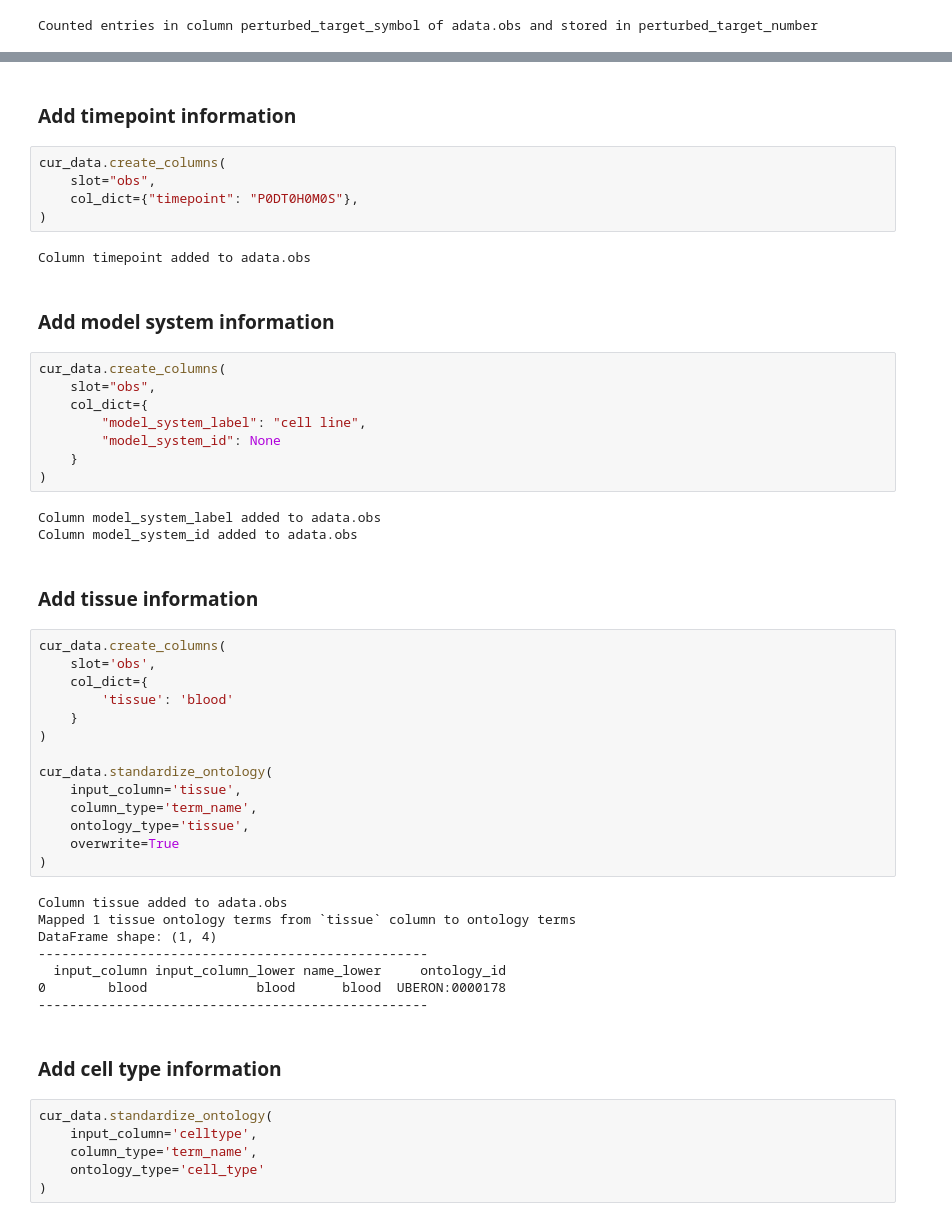
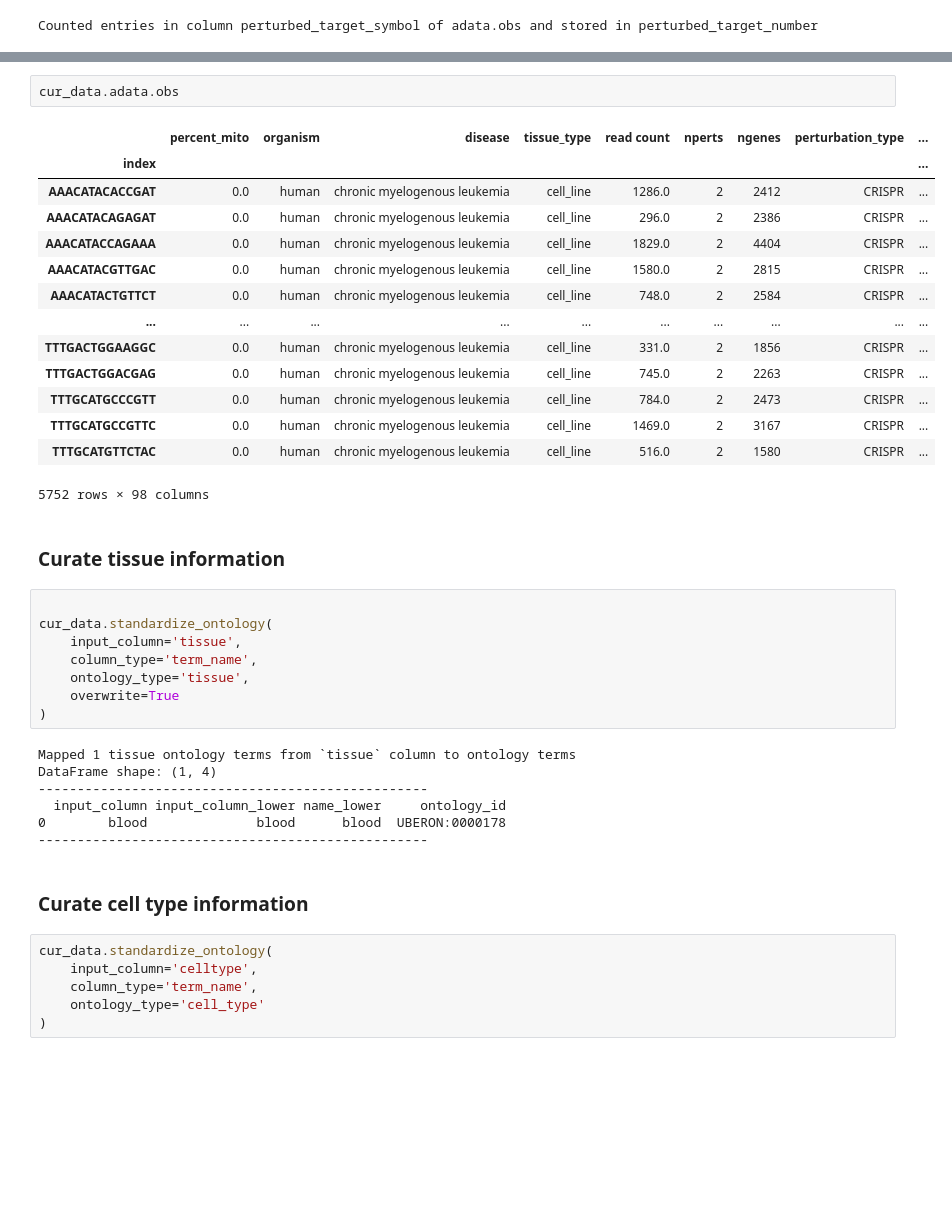
Before and after one commit to EMBL-EBI-ABC/PerturbationCatalogue, a Jupyter notebook: data_exploration/Perturbseq/curation_notebooks/adamson_2016_pilot.ipynb, the cells around one changed output, grey strips where cells are left out. Cells and saved outputs as stored; diff of their text form; blank space fills up the shorter version.

```diff
--- a/data_exploration/Perturbseq/curation_notebooks/adamson_2016_pilot.ipynb
+++ b/data_exploration/Perturbseq/curation_notebooks/adamson_2016_pilot.ipynb
@@ -262,34 +407,23 @@ Column perturbation_type_id added to adata.obs
-# %% [markdown]
-### Add timepoint information
-# %%
-cur_data.create_columns(
-    slot="obs",
-    col_dict={"timepoint": "P0DT0H0M0S"},
-)
-# %% [output]
-Column timepoint added to adata.obs
-# %% [markdown]
-### Add model system information
-# %%
-cur_data.create_columns(
-    slot="obs",
-    col_dict={
-        "model_system_label": "cell line",
-        "model_system_id": None
-    }
-)
-# %% [output]
-Column model_system_label added to adata.obs
-Column model_system_id added to adata.obs
+# %%
+cur_data.adata.obs
+# %% [output]
+|  | percent_mito | organism | disease | tissue_type | read count | nperts | ngenes | perturbation_type | ... |
+| index |  |  |  |  |  |  |  |  | ... |
+| AAACATACACCGAT | 0.0 | human | chronic myelogenous leukemia | cell_line | 1286.0 | 2 | 2412 | CRISPR | ... |
+| AAACATACAGAGAT | 0.0 | human | chronic myelogenous leukemia | cell_line | 296.0 | 2 | 2386 | CRISPR | ... |
+| AAACATACCAGAAA | 0.0 | human | chronic myelogenous leukemia | cell_line | 1829.0 | 2 | 4404 | CRISPR | ... |
+| AAACATACGTTGAC | 0.0 | human | chronic myelogenous leukemia | cell_line | 1580.0 | 2 | 2815 | CRISPR | ... |
+| AAACATACTGTTCT | 0.0 | human | chronic myelogenous leukemia | cell_line | 748.0 | 2 | 2584 | CRISPR | ... |
+| ... | ... | ... | ... | ... | ... | ... | ... | ... | ... |
+| TTTGACTGGAAGGC | 0.0 | human | chronic myelogenous leukemia | cell_line | 331.0 | 2 | 1856 | CRISPR | ... |
+| TTTGACTGGACGAG | 0.0 | human | chronic myelogenous leukemia | cell_line | 745.0 | 2 | 2263 | CRISPR | ... |
+| TTTGCATGCCCGTT | 0.0 | human | chronic myelogenous leukemia | cell_line | 784.0 | 2 | 2473 | CRISPR | ... |
+| TTTGCATGCCGTTC | 0.0 | human | chronic myelogenous leukemia | cell_line | 1469.0 | 2 | 3167 | CRISPR | ... |
+| TTTGCATGTTCTAC | 0.0 | human | chronic myelogenous leukemia | cell_line | 516.0 | 2 | 1580 | CRISPR | ... |
+5752 rows × 98 columns
 # %% [markdown]
-### Add tissue information
+### Curate tissue information
 # %%
-cur_data.create_columns(
-    slot='obs',
-    col_dict={
-        'tissue': 'blood'
-    }
-)
 
 cur_data.standardize_ontology(
     input_column='tissue',
@@ -298,7 +432,6 @@ cur_data.standardize_ontology(
     overwrite=True
 )
 # %% [output]
-Column tissue added to adata.obs
 Mapped 1 tissue ontology terms from `tissue` column to ontology terms
 DataFrame shape: (1, 4)
 --------------------------------------------------
@@ -306,7 +439,7 @@ DataFrame shape: (1, 4)
 0        blood              blood      blood  UBERON:0000178
 --------------------------------------------------
 # %% [markdown]
-### Add cell type information
+### Curate cell type information
 # %%
 cur_data.standardize_ontology(
     input_column='celltype',
```
Also changed, not shown: parts of 43 cells of this notebook, 3 other files.
